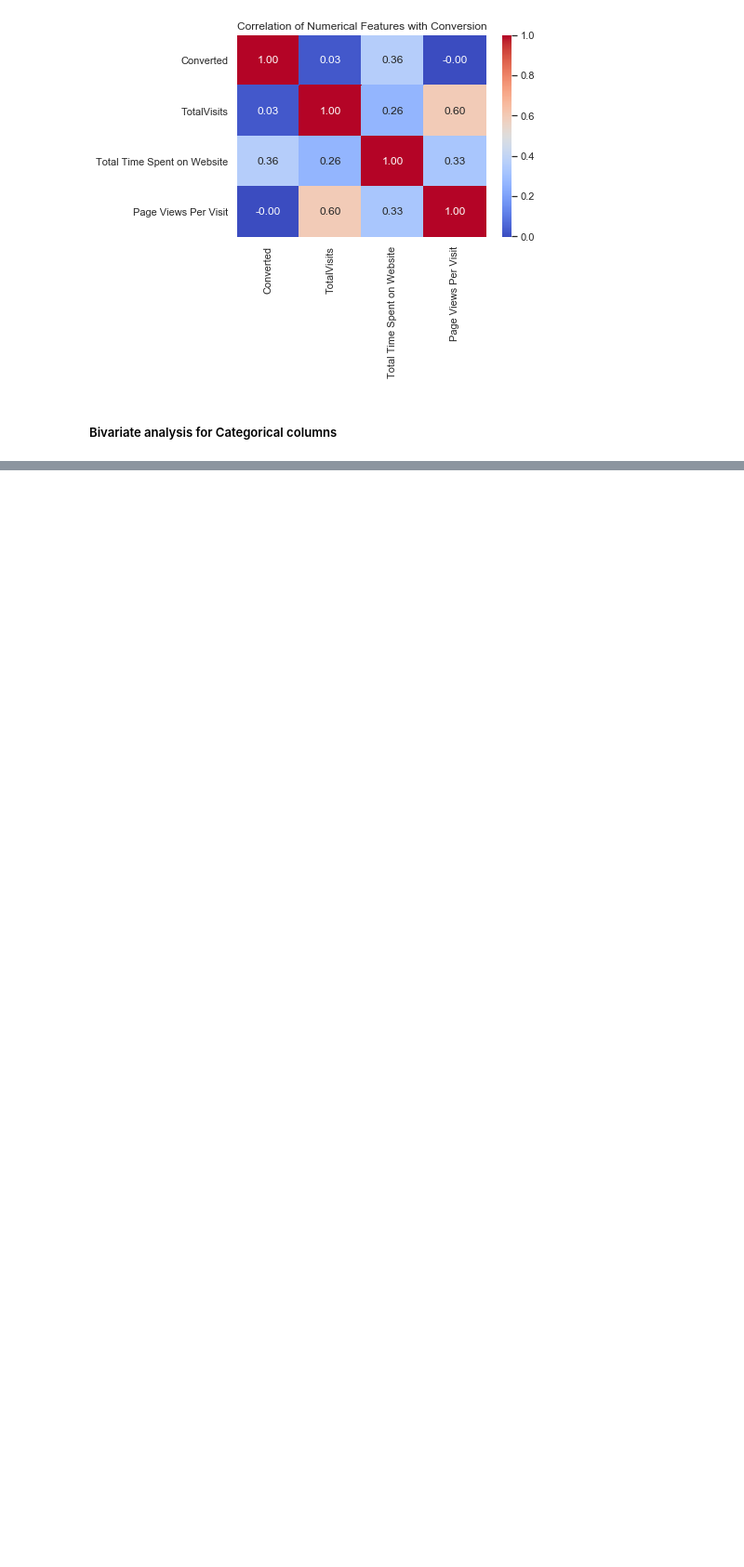
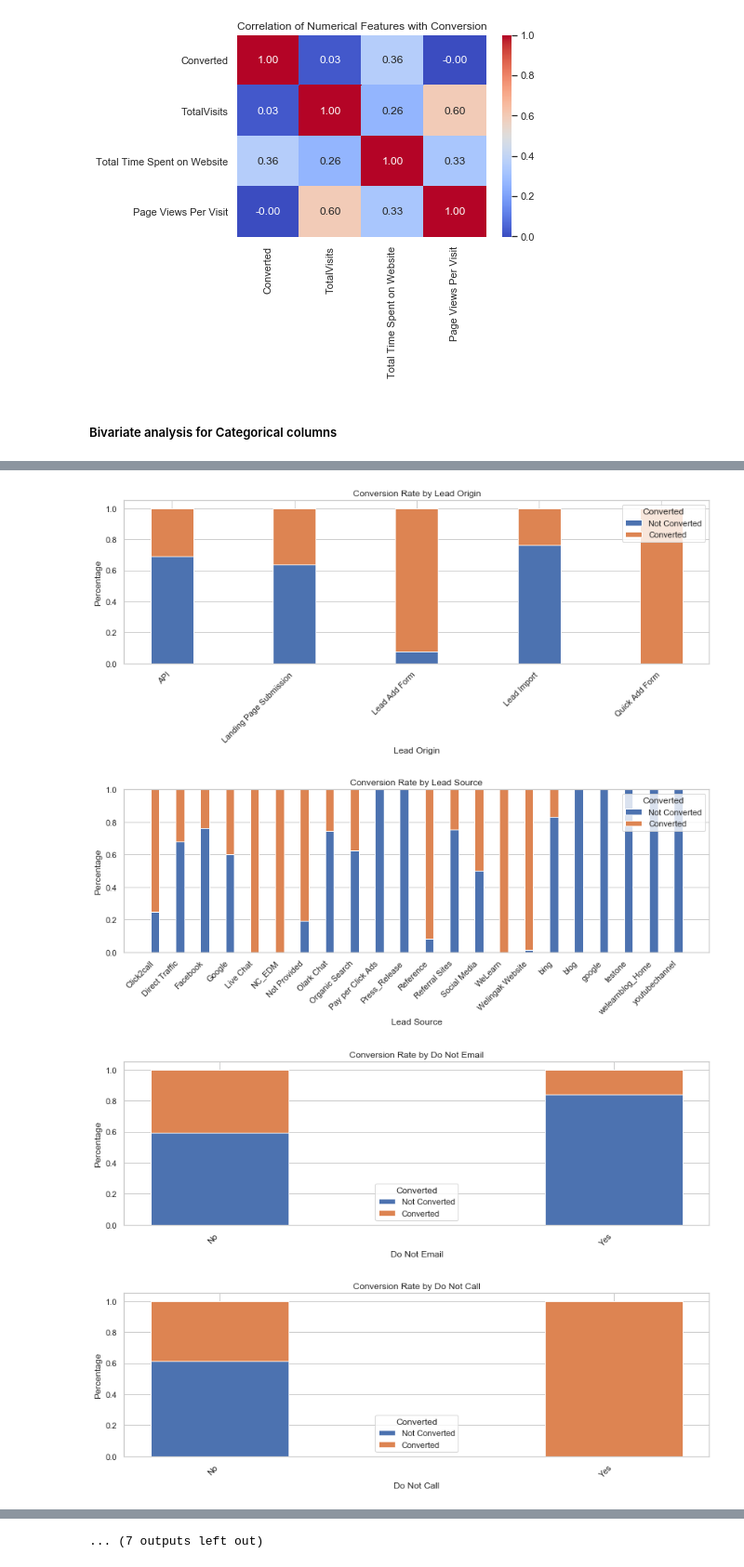
Before and after one commit to suchindran8/Lead-Scoring-Assignment, a Jupyter notebook: Lead Scoring Assignment Solution.ipynb, the cells around one changed output, grey strips where cells are left out. Shown at 93% size. Cells and saved outputs as stored; diff of their text form; code cells hidden in the pictures; blank space fills up the shorter version.

```diff
--- a/Lead Scoring Assignment Solution.ipynb
+++ b/Lead Scoring Assignment Solution.ipynb
@@ -419,7 +419,8 @@ Index(['Prospect ID', 'Lead Number', 'Lead Origin', 'Lead Source',
       dtype='object')
 # %%
 # Update the list of categorical columns
-categorical_cols = [col for col in data.columns if data[col].dtype == 'object' and col not in columns_to_check]
+
+List_cat_cols = [col for col in categorical_cols if col not in columns_to_check]
 # %% [markdown]
 ### Bivatriate analysis with 'converted' column
 # %% [markdown]
@@ -447,16 +447,3 @@ plt.show()
 [figure]
 # %% [markdown]
 ##### Bivariate analysis for Categorical columns
-# %%
-# Example of a stacked bar chart for a categorical variable
-for col in categorical_cols:
-    if data[col].nunique() <= 10:  # Limit this to categorical variables with not too many unique categories
-        contingency_table = pd.crosstab(data[col], data['Converted'])
-        contingency_table_pct = contingency_table.div(contingency_table.sum(1), axis=0)
-        contingency_table_pct.plot(kind='bar', stacked=True, figsize=(8, 4))
-        plt.title(f'Conversion Rate by {col}')
-        plt.ylabel('Percentage')
-        plt.xlabel(col)
-        plt.legend(title='Converted', labels=['Not Converted', 'Converted'])
-        plt.xticks(rotation=0)
-        plt.show()
@@ -476,0 +450,38 @@ for col in categorical_cols:
+# %%
+# Stacked bar chart for a categorical variable
+for col in List_cat_cols:
+    # Create a crosstab of counts
+    categorical_table = pd.crosstab(data[col], data['Converted'])
+
+    # Calculate the percentage of each category
+    categorical_table_pct = categorical_table.div(categorical_table.sum(1), axis=0)
+
+    # Create a stacked bar chart
+    fig, ax = plt.subplots(figsize=(14, 4))
+
+    # Plot each part of the stack
+    bar_width = 0.35  # Set the width of a bar
+
+    categories = categorical_table_pct.index
+    converted_no = categorical_table_pct[0].values
+    converted_yes = categorical_table_pct[1].values
+
+    # Plotting each stack
+    ax.bar(categories, converted_no, width=bar_width, label='Not Converted')
+    ax.bar(categories, converted_yes, width=bar_width, bottom=converted_no, label='Converted')
+
+    # Adding titles and labels
+    ax.set_title(f'Conversion Rate by {col}')
+    ax.set_xlabel(col)
+    ax.set_ylabel('Percentage')
+    ax.legend(title='Converted')
+
+    # Improve the x-axis labels visibility
+    plt.xticks(rotation=45, ha="right")  # Rotate labels for better visibility if needed
+
+    plt.show()
+# %% [output]
+[figure, added]
+[figure, added]
+[figure, added]
+[figure, added]
@@ -476,0 +496 @@ for col in categorical_cols:
+... (7 outputs left out)
```
Also changed, not shown: parts of 10 cells of this notebook.
